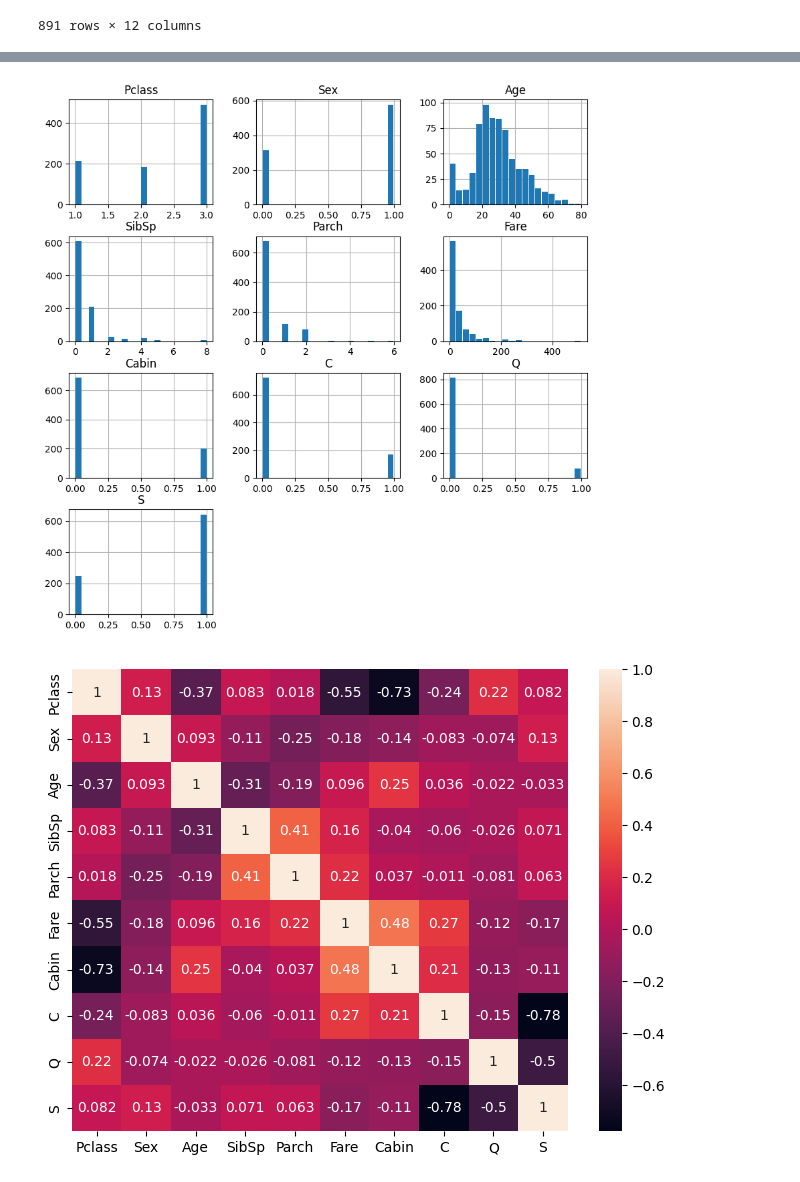
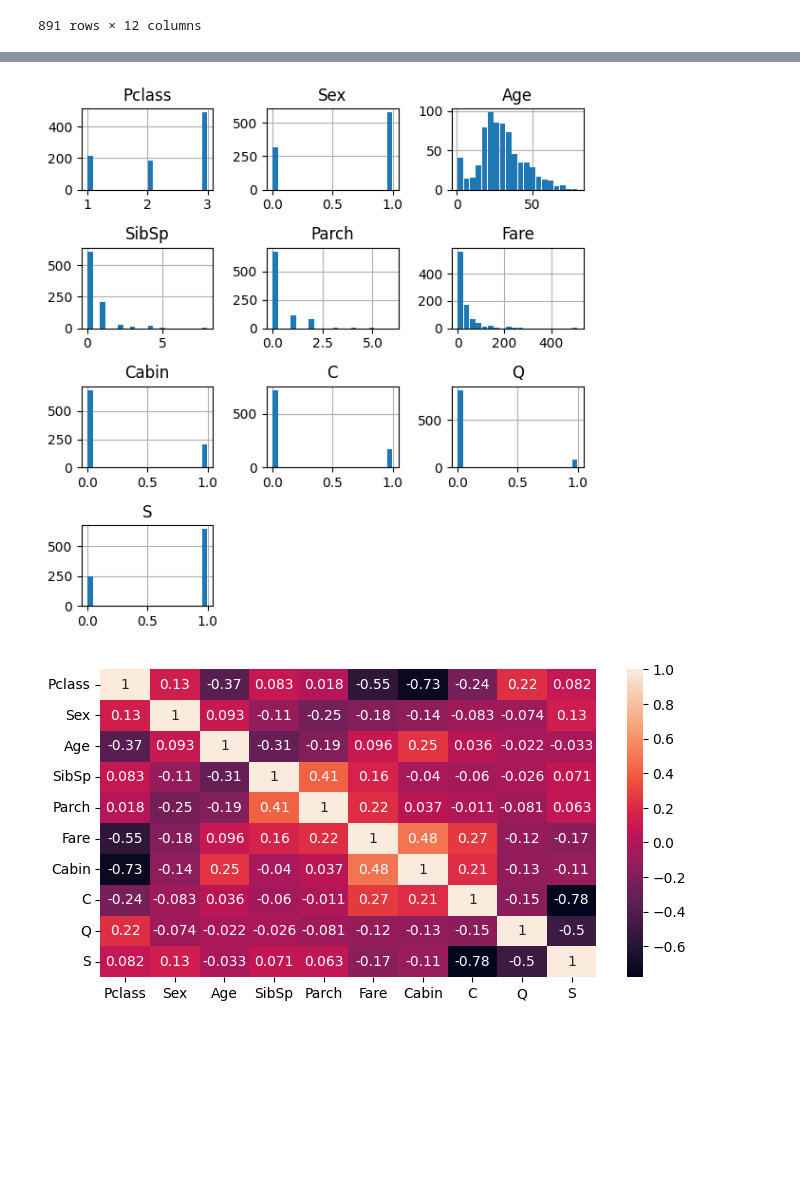
Before and after one commit to PanosKefalas/titanic, a Jupyter notebook: eda.ipynb, the cells around one changed output, grey strips where cells are left out. Saved outputs shown, nothing was run; the diff lists cells and outputs as text; code cells hidden in the pictures; blank space fills up the shorter version.

```diff
--- a/eda.ipynb
+++ b/eda.ipynb
@@ -50,6 +50,5 @@ X = raw.drop(columns='Survived')
 y = raw['Survived']
 X_train, X_test, y_train, y_test = train_test_split(X, y, stratify=raw['Pclass'] )
 # %%
-encoder = titanicEncoder()
-dfEncoded = encoder.transform(X, dropUnusedColumns=True)
-dfEncoded
+encoder = titanicEncoder(dropUnusedColumns=True)
+dfEncoded = encoder.fit_transform(X)
@@ -70,11 +63,12 @@ dfEncoded
 # %%
-dfEncoded.hist(bins=20, figsize=(10,10), rwidth=0.9, zorder=2)
+dfEncoded.hist(bins=20, figsize=(6,6), rwidth=0.9, zorder=2)
+plt.tight_layout()
 plt.show()
 # %% [output]
-[figure, old version]
+[figure, new version]
 # %%
-plt.figure(figsize=(8,6))
+plt.figure(figsize=(8,4))
 sns.heatmap(dfEncoded.corr(), annot=True)
 plt.show()
 # %% [output]
-[figure, old version]
+[figure, new version]
```
Also changed, not shown: parts of 3 cells of this notebook, 1 other file.
